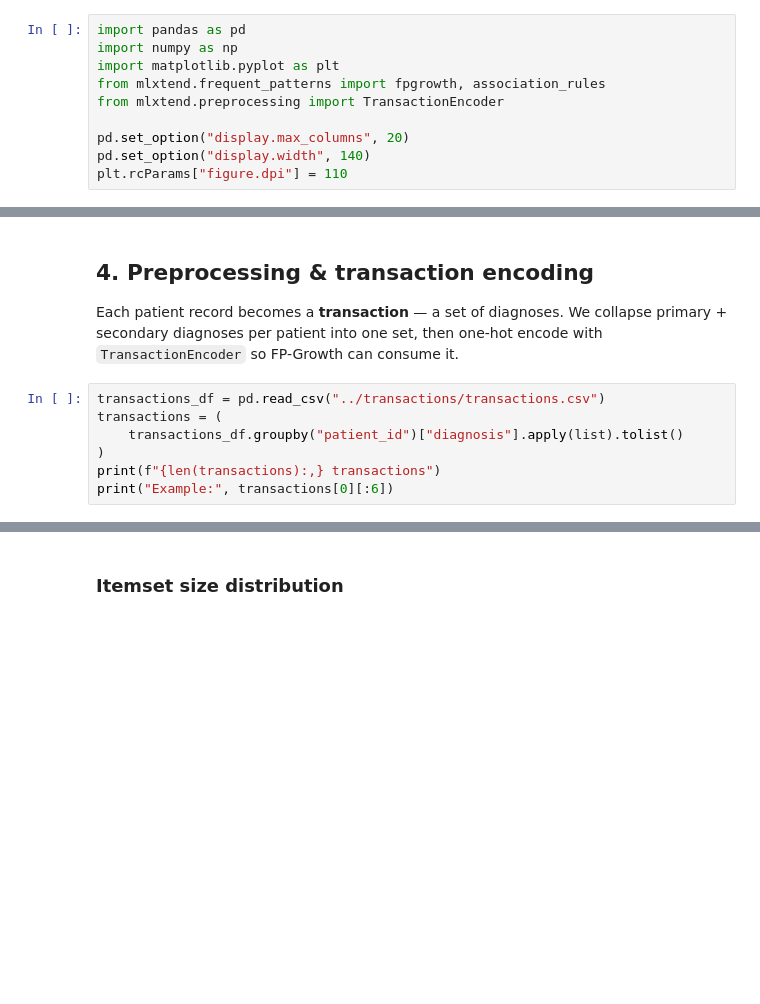
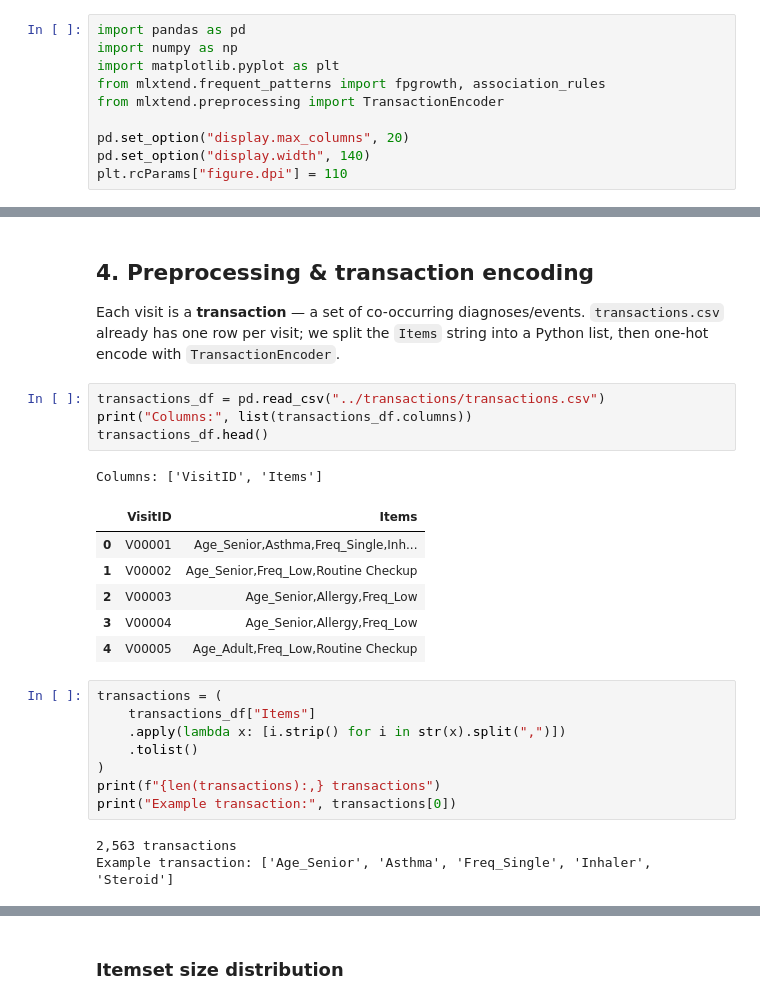
Before and after one commit to Alan-911/clinical-comorbidity-dashboard, a Jupyter notebook: notebooks/clinical_comorbidity_analysis.ipynb, the cells around one changed output, grey strips where cells are left out. Cells and saved outputs as stored; diff of their text form; blank space fills up the shorter version.

```diff
--- a/notebooks/clinical_comorbidity_analysis.ipynb
+++ b/notebooks/clinical_comorbidity_analysis.ipynb
@@ -59,16 +83,32 @@ raw.describe(include="all").T.head(10)
 # %% [markdown]
 ## 4. Preprocessing & transaction encoding
 
-Each patient record becomes a **transaction** — a set of diagnoses.
-We collapse primary + secondary diagnoses per patient into one set, then
-one-hot encode with `TransactionEncoder` so FP-Growth can consume it.
+Each visit is a **transaction** — a set of co-occurring diagnoses/events.
+`transactions.csv` already has one row per visit; we split the `Items` string
+into a Python list, then one-hot encode with `TransactionEncoder`.
+# %%
+transactions_df = pd.read_csv("../transactions/transactions.csv")
+print("Columns:", list(transactions_df.columns))
+transactions_df.head()
+# %% [output]
+Columns: ['VisitID', 'Items']
+|  | VisitID | Items |
+| 0 | V00001 | Age_Senior,Asthma,Freq_Single,Inh... |
+| 1 | V00002 | Age_Senior,Freq_Low,Routine Checkup |
+| 2 | V00003 | Age_Senior,Allergy,Freq_Low |
+| 3 | V00004 | Age_Senior,Allergy,Freq_Low |
+| 4 | V00005 | Age_Adult,Freq_Low,Routine Checkup |
 # %%
-transactions_df = pd.read_csv("../transactions/transactions.csv")
 transactions = (
-    transactions_df.groupby("patient_id")["diagnosis"].apply(list).tolist()
+    transactions_df["Items"]
+    .apply(lambda x: [i.strip() for i in str(x).split(",")])
+    .tolist()
 )
 print(f"{len(transactions):,} transactions")
-print("Example:", transactions[0][:6])
+print("Example transaction:", transactions[0])
+# %% [output]
+2,563 transactions
+Example transaction: ['Age_Senior', 'Asthma', 'Freq_Single', 'Inhaler', 'Steroid']
 # %%
 te = TransactionEncoder()
 te_array = te.fit(transactions).transform(transactions)
```
Also changed, not shown: parts of 16 cells of this notebook.
